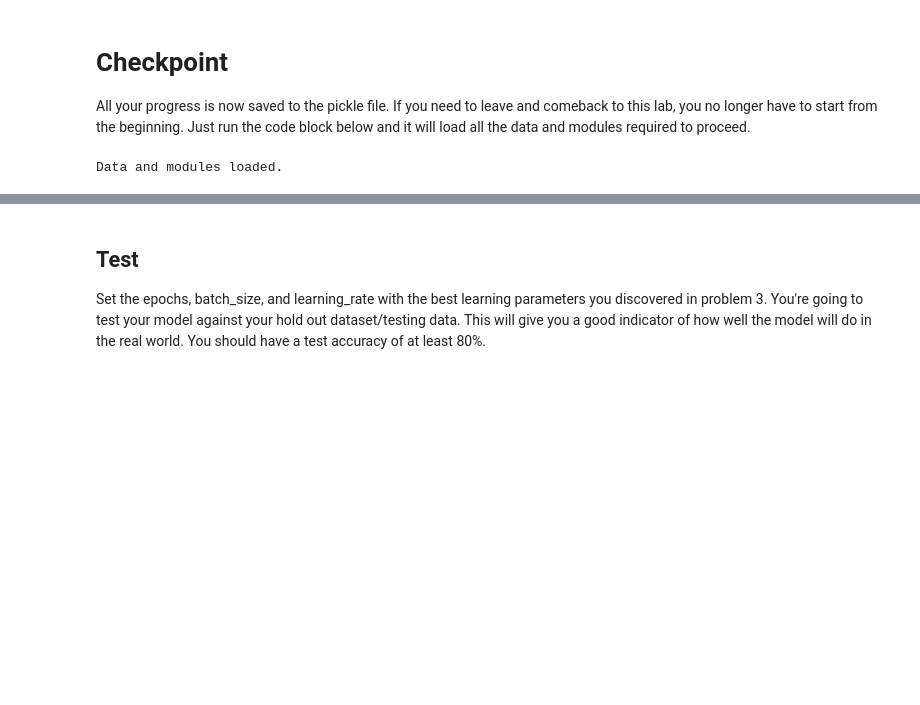
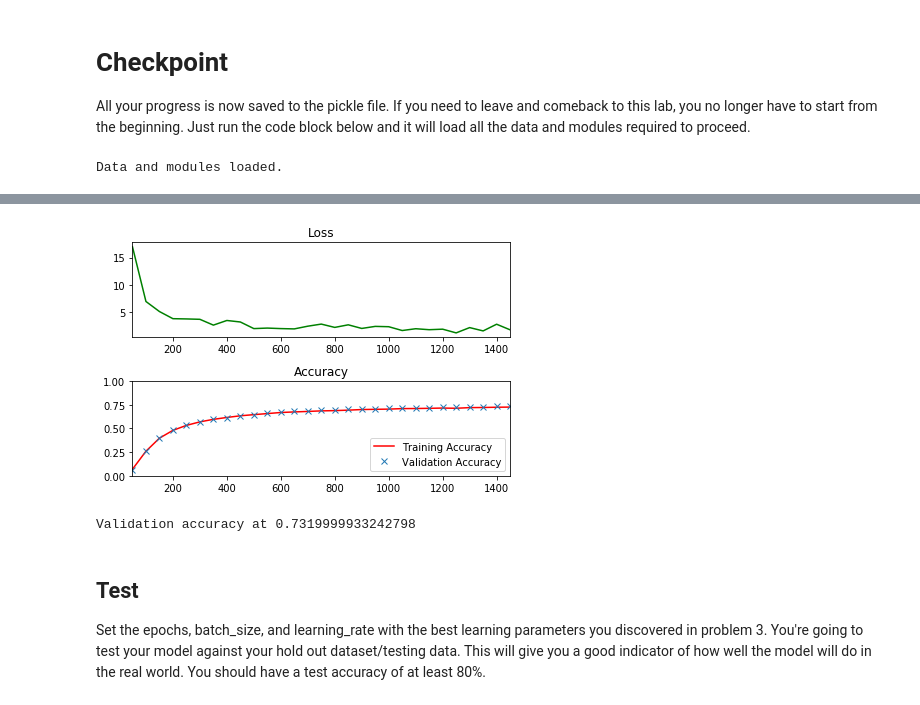
Before and after one commit to hafniumhu/CarND-TensorFlow-Lab, a Jupyter notebook: lab.ipynb, the cells around one changed output, grey strips where cells are left out. Saved outputs shown, nothing was run; the diff lists cells and outputs as text; code cells hidden in the pictures; blank space fills up the shorter version.

```diff
--- a/lab.ipynb
+++ b/lab.ipynb
@@ -386,9 +384,9 @@ The code will print out a Loss and Accuracy graph, so you can see how well the n
 *If you're having trouble solving problem 3, you can view the solution [here](https://github.com/udacity/CarND-TensorFlow-Lab/blob/master/solutions.ipynb).*
 # %%
 # TODO: Find the best parameters for each configuration
-# epochs =
-# batch_size =
-# learning_rate =
+epochs = 1
+batch_size = 100
+learning_rate = 0.05
 
 
 
@@ -431,33 +429,36 @@ with tf.Session() as session:
             if not batch_i % log_batch_step:
                 # Calculate Training and Validation accuracy
                 training_accuracy = session.run(accuracy, feed_dict=train_feed_dict)
                 validation_accuracy = session.run(accuracy, feed_dict=valid_feed_dict)
 
                 # Log batches
                 previous_batch = batches[-1] if batches else 0
                 batches.append(log_batch_step + previous_batch)
                 loss_batch.append(l)
                 train_acc_batch.append(training_accuracy)
                 valid_acc_batch.append(validation_accuracy)
 
         # Check accuracy against Validation data
         validation_accuracy = session.run(accuracy, feed_dict=valid_feed_dict)
 
 loss_plot = plt.subplot(211)
 loss_plot.set_title('Loss')
 loss_plot.plot(batches, loss_batch, 'g')
 loss_plot.set_xlim([batches[0], batches[-1]])
 acc_plot = plt.subplot(212)
 acc_plot.set_title('Accuracy')
 acc_plot.plot(batches, train_acc_batch, 'r', label='Training Accuracy')
 acc_plot.plot(batches, valid_acc_batch, 'x', label='Validation Accuracy')
 acc_plot.set_ylim([0, 1.0])
 acc_plot.set_xlim([batches[0], batches[-1]])
 acc_plot.legend(loc=4)
 plt.tight_layout()
 plt.show()
 
 print('Validation accuracy at {}'.format(validation_accuracy))
+# %% [output]
+[figure, added]
+Validation accuracy at 0.7319999933242798
 # %% [markdown]
 ## Test
 
```
Also changed, not shown: parts of 3 cells of this notebook, 1 other file.
